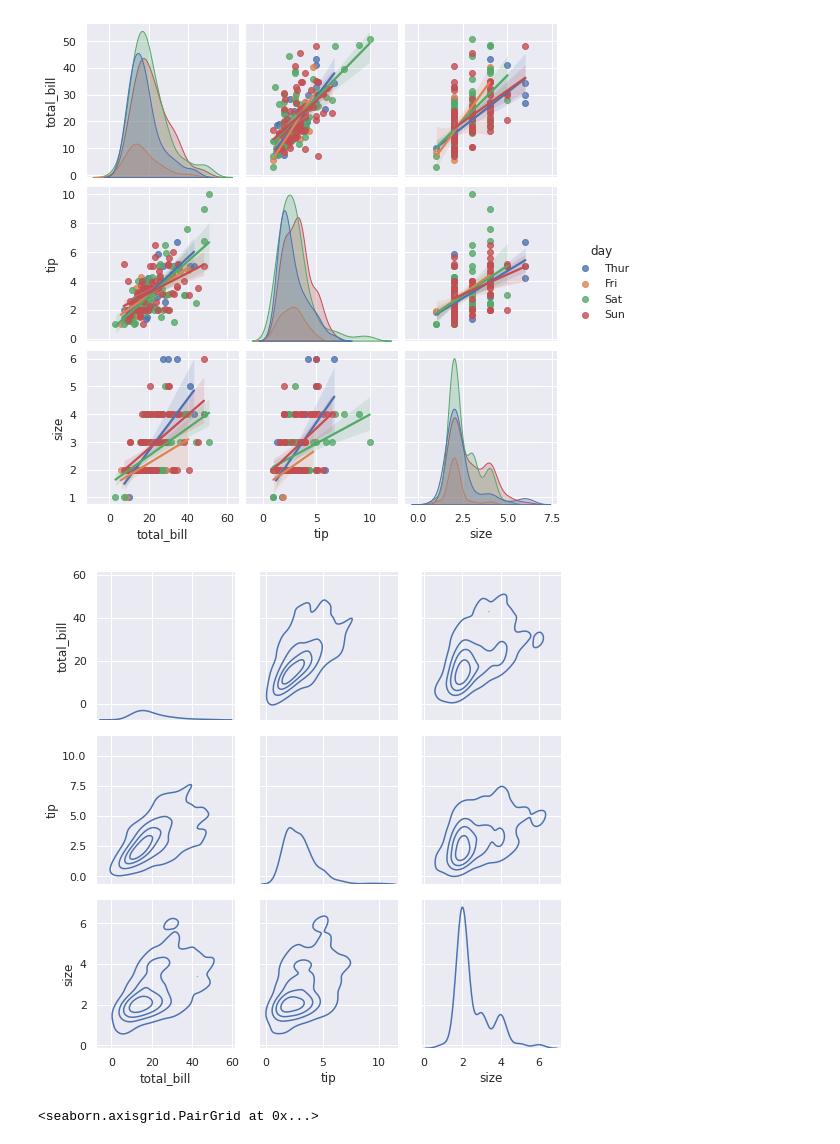
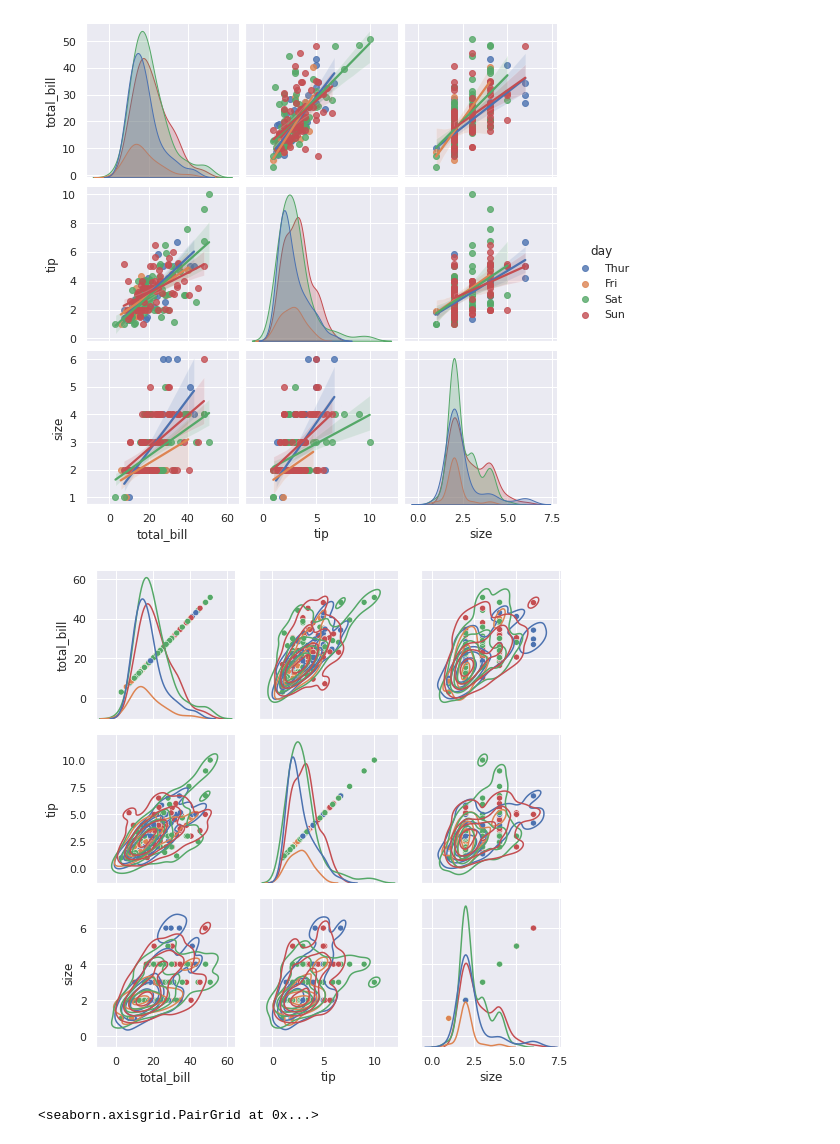
Before and after one commit to Jake0925/Seaborn, a Jupyter notebook: SeabornAll.ipynb, the cells around one changed output. Drawn from its saved outputs; the diff is of its cells as text; code cells hidden in the pictures.

```diff
--- a/SeabornAll.ipynb
+++ b/SeabornAll.ipynb
@@ -420,11 +420,12 @@ sns.pairplot(data =tips, hue = 'day', kind='reg') # day 기준으로 분류해
 <seaborn.axisgrid.PairGrid at 0x...>
 [figure]
 # %%
-g = sns.PairGrid(tips)
+g = sns.PairGrid(tips, diag_sharey=False, hue='day')
+g.map(sns.scatterplot)
 g.map_diag(sns.kdeplot)
 g.map_offdiag(sns.kdeplot, n_levels=5);
 # %% [output]
-[figure, old version]
+[figure, new version]
 # %%
 g= sns.PairGrid(tips)
 g.map_diag(sns.distplot)
```
Also changed, not shown: parts of 22 cells of this notebook.
